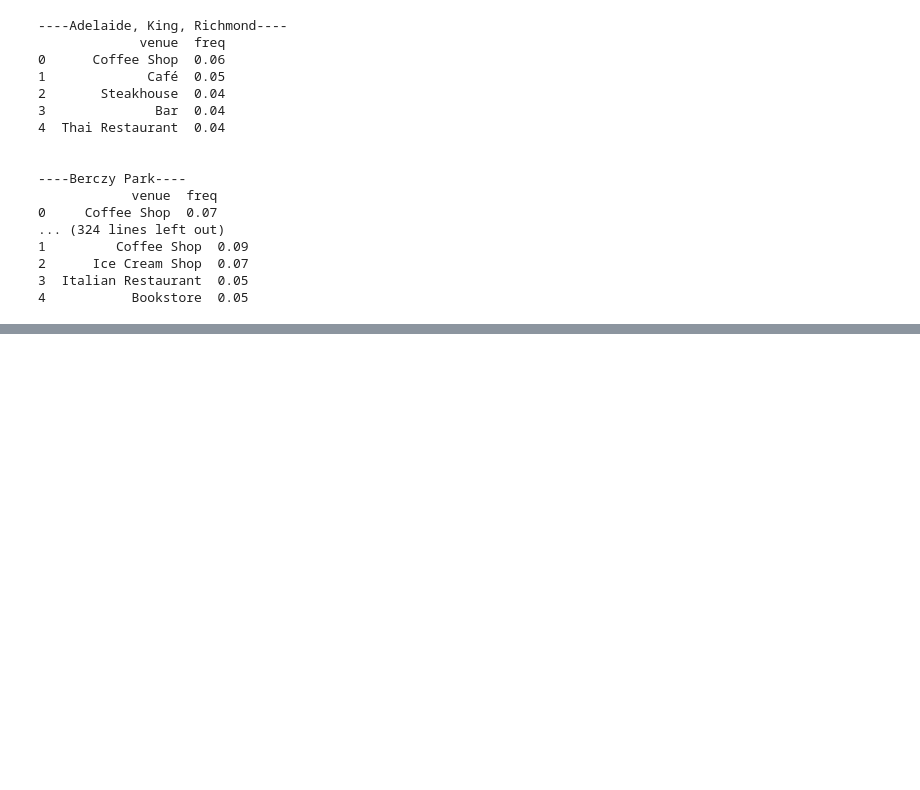
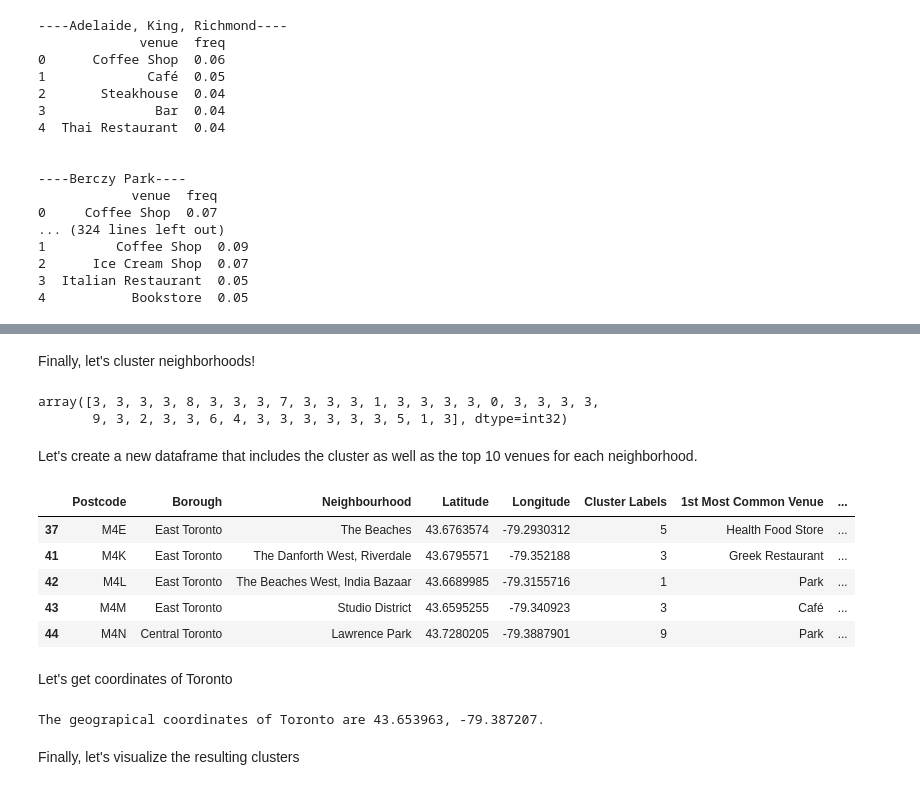
Before and after one commit to lisanammah/Coursera_Capstone-1, a Jupyter notebook: Week3Assignment/toronto_neighborhoods.ipynb, the cells around one changed output, grey strips where cells are left out. Drawn from its saved outputs; the diff is of its cells as text; code cells hidden in the pictures; blank space fills up the shorter version.

```diff
--- a/Week3Assignment/toronto_neighborhoods.ipynb
+++ b/Week3Assignment/toronto_neighborhoods.ipynb
@@ -341,0 +376,55 @@ for hood in toronto_grouped['Neighbourhood']:
+# %% [markdown]
+Finally, let's cluster neighborhoods!
+# %%
+import sklearn.cluster as ct
+
+# set number of clusters
+kclusters = 10
+
+toronto_grouped_clustering = toronto_grouped.drop('Neighbourhood', 1)
+
+toronto_grouped_clustering
+
+# run k-means clustering
+kmeans = ct.KMeans(n_clusters=kclusters, random_state=125).fit(toronto_grouped_clustering)
+
+# check cluster labels generated for each row in the dataframe
+kmeans.labels_
+# %% [output]
+array([3, 3, 3, 3, 8, 3, 3, 3, 7, 3, 3, 3, 1, 3, 3, 3, 3, 0, 3, 3, 3, 3,
+       9, 3, 2, 3, 3, 6, 4, 3, 3, 3, 3, 3, 3, 5, 1, 3], dtype=int32)
+# %% [markdown]
+Let's create a new dataframe that includes the cluster as well as the top 10 venues for each neighborhood.
+# %%
+# add clustering labels
+neighborhoods_venues_sorted.insert(0, 'Cluster Labels', kmeans.labels_)
+
+toronto_merged = canada_post_codes
+
+# merge toronto_grouped with toronto_data to add latitude/longitude for each neighborhood
+toronto_merged = toronto_merged.join(neighborhoods_venues_sorted.set_index('Neighbourhood'), on='Neighbourhood')
+
+toronto_merged.head() # check the last columns!
+# %% [output]
+|  | Postcode | Borough | Neighbourhood | Latitude | Longitude | Cluster Labels | 1st Most Common Venue | ... |
+| 37 | M4E | East Toronto | The Beaches | 43.6763574 | -79.2930312 | 5 | Health Food Store | ... |
+| 41 | M4K | East Toronto | The Danforth West, Riverdale | 43.6795571 | -79.352188 | 3 | Greek Restaurant | ... |
+| 42 | M4L | East Toronto | The Beaches West, India Bazaar | 43.6689985 | -79.3155716 | 1 | Park | ... |
+| 43 | M4M | East Toronto | Studio District | 43.6595255 | -79.340923 | 3 | Café | ... |
+| 44 | M4N | Central Toronto | Lawrence Park | 43.7280205 | -79.3887901 | 9 | Park | ... |
+# %% [markdown]
+Let's get coordinates of Toronto
+# %%
+from geopy.geocoders import Nominatim
+
+geolocator = Nominatim(user_agent='toronto_explorer')
+
+location = geolocator.geocode('Toronto')
+latitude = location.latitude
+longitude = location.longitude
+
+print('The geograpical coordinates of Toronto are {}, {}.'.format(latitude, longitude))
+# %% [output]
+The geograpical coordinates of Toronto are 43.653963, -79.387207.
+# %% [markdown]
+Finally, let's visualize the resulting clusters
```
Also changed, not shown: parts of 15 cells of this notebook, 1 other file.
